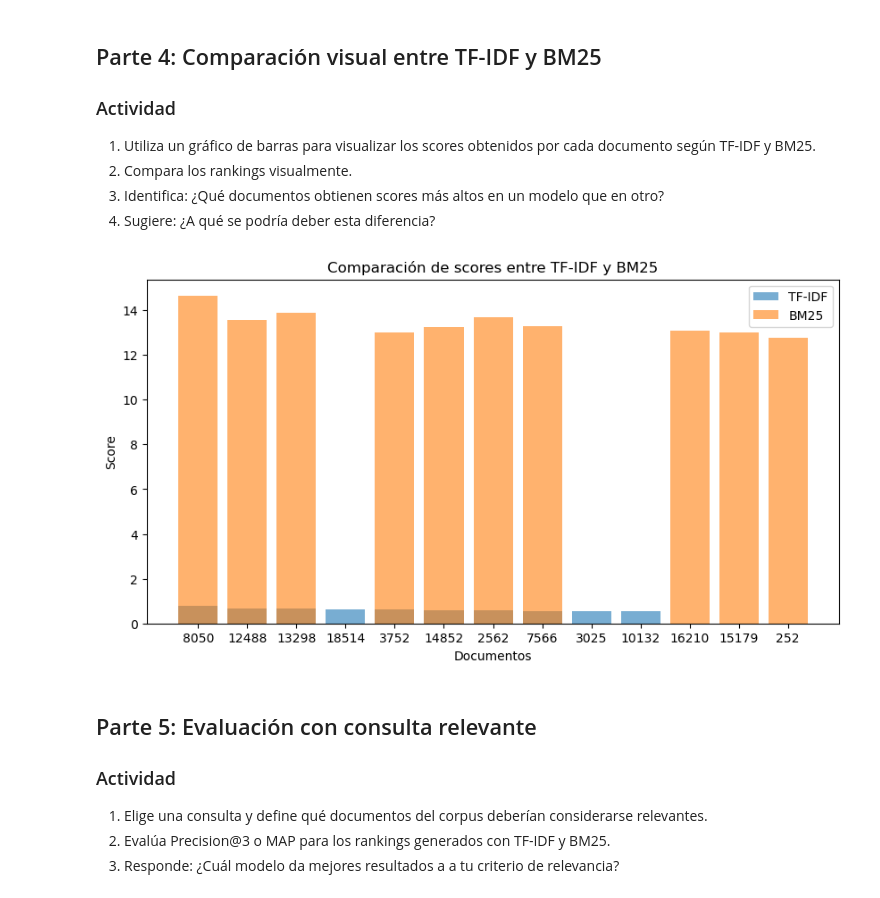
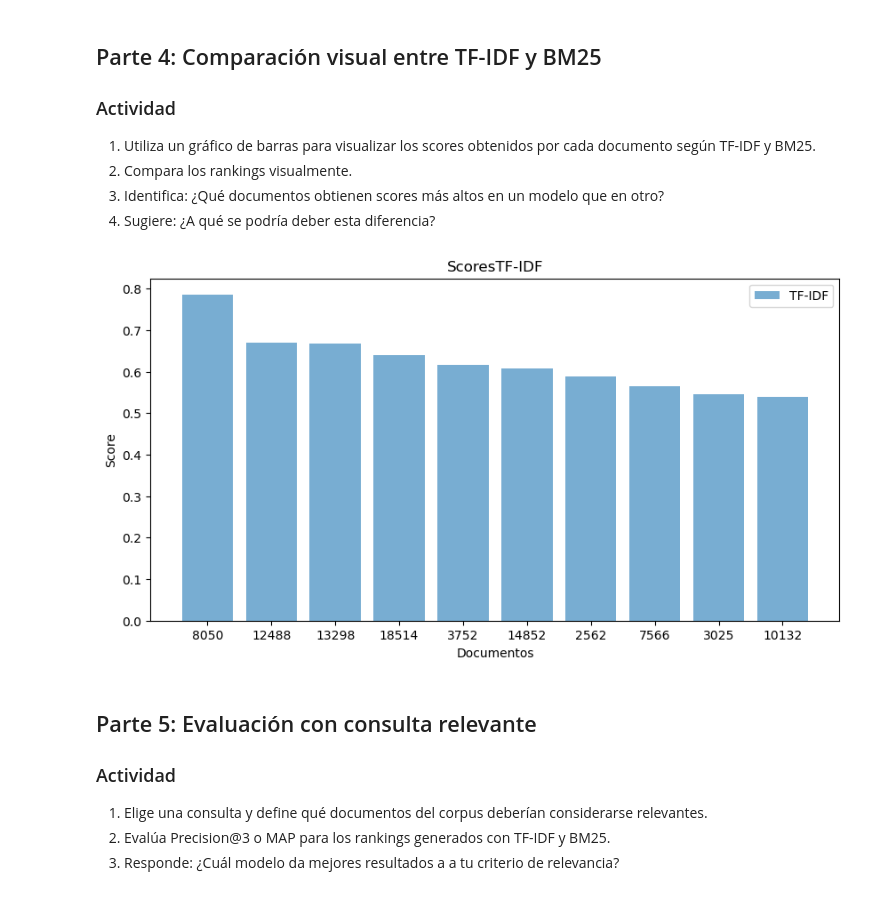
Before and after one commit to JosuOW/IR2025B, a Jupyter notebook: 04bm25.ipynb, the cells around one changed output. Saved outputs shown, nothing was run; the diff lists cells and outputs as text; code cells hidden in the pictures.

```diff
--- a/04bm25.ipynb
+++ b/04bm25.ipynb
@@ -143,20 +108,18 @@ ranking_bm25.head(10)
 # %%
 import matplotlib.pyplot as plt
 
 # Tomamos los 10 primeros documentos de cada ranking
 top10_tfidf = ranking_tfidf.head(10)
-top10_bm25 = ranking_bm25.head(10)
 
 plt.figure(figsize=(10,5))
 plt.bar(top10_tfidf['Documento'].astype(str), top10_tfidf['Score'], alpha=0.6, label='TF-IDF')
-plt.bar(top10_bm25['Documento'].astype(str), top10_bm25['Score'], alpha=0.6, label='BM25')
 plt.xlabel('Documentos')
 plt.ylabel('Score')
-plt.title('Comparación de scores entre TF-IDF y BM25')
+plt.title('ScoresTF-IDF')
 plt.legend()
 plt.show()
 # %% [output]
-[figure, old version]
+[figure, new version]
 # %% [markdown]
 ## Parte 5: Evaluación con consulta relevante
 
```
Also changed, not shown: parts of 3 cells of this notebook.
